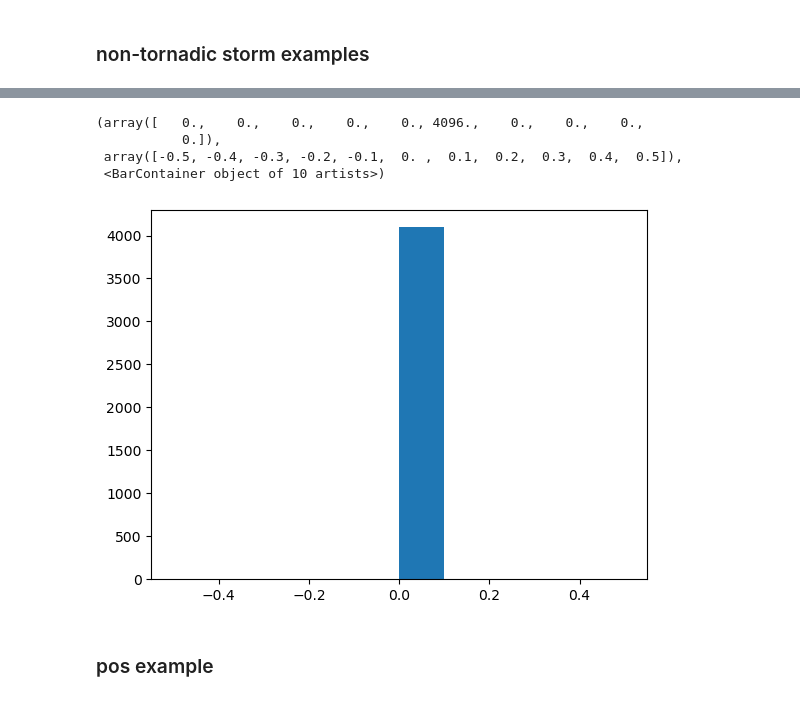
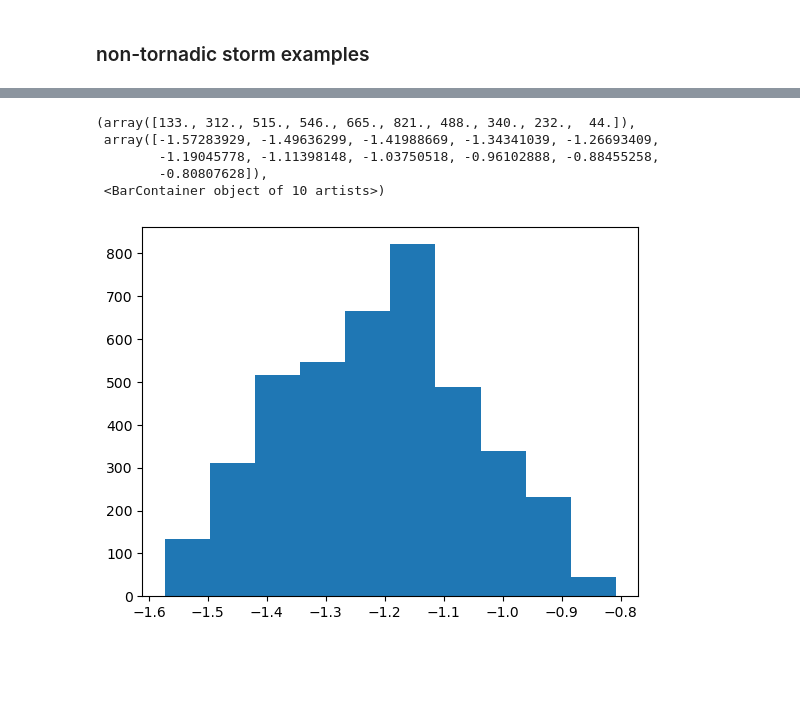
Before and after one commit to yingkaisha/NCAR-ExWeather, a Jupyter notebook: DATA03_HRRR_batch_quality_check.ipynb, the cells around one changed output, grey strips where cells are left out. Drawn from its saved outputs; the diff is of its cells as text; code cells hidden in the pictures; blank space fills up the shorter version.

Commit message:
update DATA notebook

```diff
--- a/DATA03_HRRR_batch_quality_check.ipynb
+++ b/DATA03_HRRR_batch_quality_check.ipynb
@@ -92,4 +92,4 @@ name_pick
 lead = 2
 # %%
 filename_v3 = sorted(glob("/glade/scratch/ksha/DATA/NCAR_batch_v3/*lead{}.npy".format(lead)))
-filename_v3 = filename_v3[1028:1038]
+filename_v3 = filename_v3[:10]
@@ -96,4 +109,4 @@ filename_v3 = filename_v3[1028:1038]
 # %%
-filename_v4 = sorted(glob("/glade/campaign/cisl/aiml/ksha/NCAR_batch_v4x/*lead{}*.npy".format(lead)))
-filename_v4 = filename_v4[:10]
+filename_v4 = sorted(glob("/glade/campaign/cisl/aiml/ksha/NCAR_batch_v4/TEST*pos*lead{}*.npy".format(lead)))
+filename_v4 = filename_v4[-10:]
 # %%
@@ -184,10 +186,9 @@ plt.colorbar()
 # %%
-plt.hist(data[0, ..., 2].ravel())
+plt.hist(data_v4[..., 5].ravel())
 # %% [output]
-(array([   0.,    0.,    0.,    0.,    0., 4096.,    0.,    0.,    0.,
-           0.]),
- array([-0.5, -0.4, -0.3, -0.2, -0.1,  0. ,  0.1,  0.2,  0.3,  0.4,  0.5]),
+(array([133., 312., 515., 546., 665., 821., 488., 340., 232.,  44.]),
+ array([-1.57283929, -1.49636299, -1.41988669, -1.34341039, -1.26693409,
+        -1.19045778, -1.11398148, -1.03750518, -0.96102888, -0.88455258,
+        -0.80807628]),
  <BarContainer object of 10 artists>)
-[figure, old version]
+[figure, new version]
-# %% [markdown]
-### pos example
```
Also changed, not shown: parts of 23 cells of this notebook, 3 other files.
